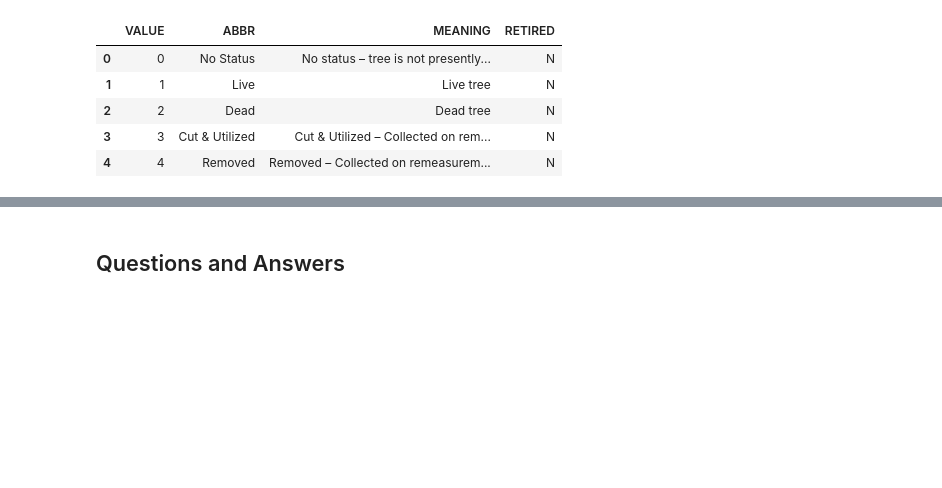
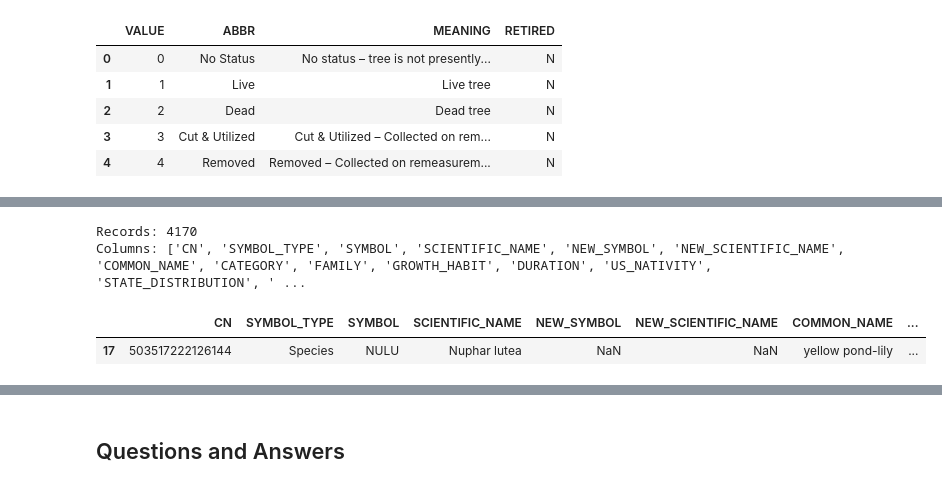
Before and after one commit to fractalate/data-trees, a Jupyter notebook: explore_chicago_il.ipynb, the cells around one changed output, grey strips where cells are left out. Drawn from its saved outputs; the diff is of its cells as text; code cells hidden in the pictures; blank space fills up the shorter version.

```diff
--- a/explore_chicago_il.ipynb
+++ b/explore_chicago_il.ipynb
@@ -66,0 +116,13 @@ Columns: ['VALUE', 'ABBR', 'MEANING', 'RETIRED']
+# %%
+df_ref_plant_dictionary_illinois = df_ref_plant_dictionary[
+    (df_ref_plant_dictionary['SYMBOL_TYPE'] == 'Species')  # Identifies a species and is not old.
+    &(df_ref_plant_dictionary['STATE_DISTRIBUTION'].str.contains('IL', na=False, regex=False))  # Found in Illinois.
+]
+print('Records:', len(df_ref_plant_dictionary_illinois))
+print('Columns:', list(df_ref_plant_dictionary_illinois.columns))
+df_ref_plant_dictionary_illinois[:1]
+# %% [output]
+Records: 4170
+Columns: ['CN', 'SYMBOL_TYPE', 'SYMBOL', 'SCIENTIFIC_NAME', 'NEW_SYMBOL', 'NEW_SCIENTIFIC_NAME', 'COMMON_NAME', 'CATEGORY', 'FAMILY', 'GROWTH_HABIT', 'DURATION', 'US_NATIVITY', 'STATE_DISTRIBUTION', ' ...
+|  | CN | SYMBOL_TYPE | SYMBOL | SCIENTIFIC_NAME | NEW_SYMBOL | NEW_SCIENTIFIC_NAME | COMMON_NAME | ... |
+| 17 | 503517222126144 | Species | NULU | Nuphar lutea | NaN | NaN | yellow pond-lily | ... |
```
Also changed, not shown: parts of 6 cells of this notebook.
